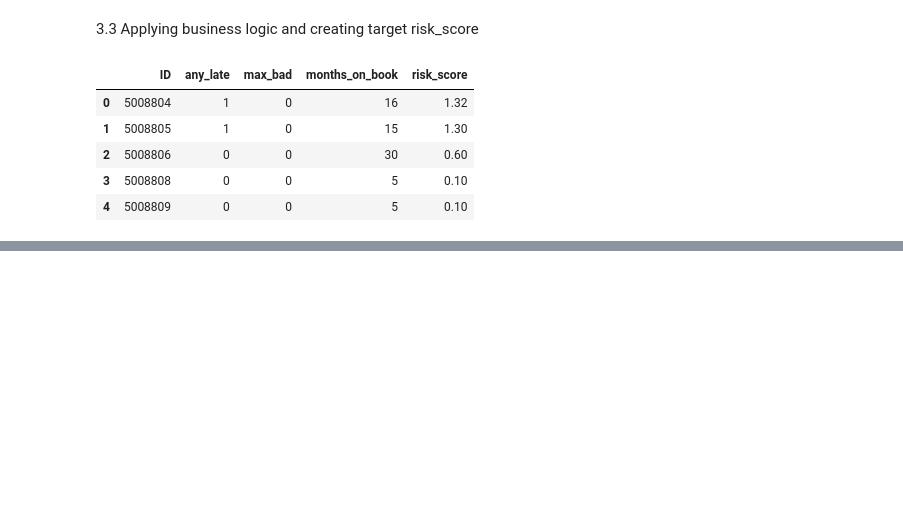
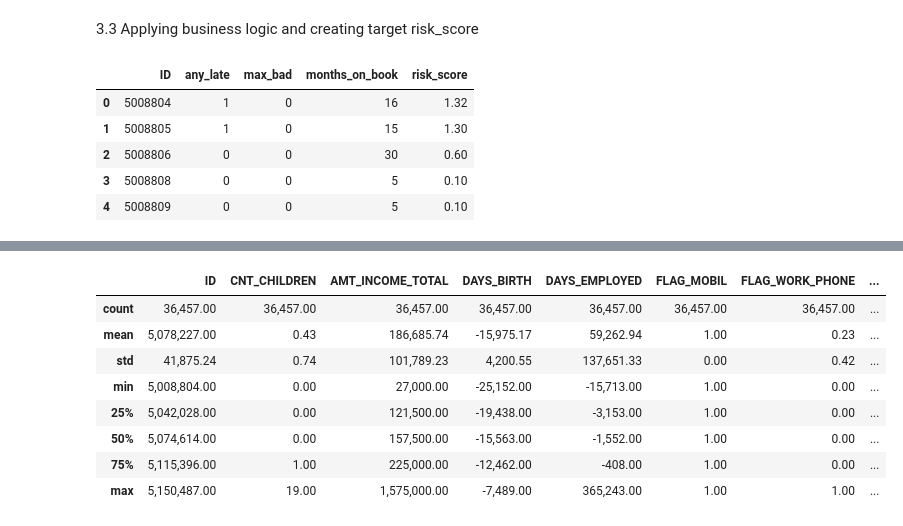
Before and after one commit to Rajabboev/hybrid_credit_risk_ML, a Jupyter notebook: Notebooks/hybrid_ml_credit_risk_16577.ipynb, the cells around one changed output, grey strips where cells are left out. Saved outputs shown, nothing was run; the diff lists cells and outputs as text; code cells hidden in the pictures; blank space fills up the shorter version.

Commit message:
Basic Data analysis (EDA)

```diff
--- a/Notebooks/hybrid_ml_credit_risk_16577.ipynb
+++ b/Notebooks/hybrid_ml_credit_risk_16577.ipynb
@@ -122,0 +166,13 @@ data[["ID", "any_late", "max_bad", "months_on_book", "risk_score"]].head()
+# %%
+# Numeric summary
+data.describe()
+# %% [output]
+|  | ID | CNT_CHILDREN | AMT_INCOME_TOTAL | DAYS_BIRTH | DAYS_EMPLOYED | FLAG_MOBIL | FLAG_WORK_PHONE | ... |
+| count | 36,457.00 | 36,457.00 | 36,457.00 | 36,457.00 | 36,457.00 | 36,457.00 | 36,457.00 | ... |
+| mean | 5,078,227.00 | 0.43 | 186,685.74 | -15,975.17 | 59,262.94 | 1.00 | 0.23 | ... |
+| std | 41,875.24 | 0.74 | 101,789.23 | 4,200.55 | 137,651.33 | 0.00 | 0.42 | ... |
+| min | 5,008,804.00 | 0.00 | 27,000.00 | -25,152.00 | -15,713.00 | 1.00 | 0.00 | ... |
+| 25% | 5,042,028.00 | 0.00 | 121,500.00 | -19,438.00 | -3,153.00 | 1.00 | 0.00 | ... |
+| 50% | 5,074,614.00 | 0.00 | 157,500.00 | -15,563.00 | -1,552.00 | 1.00 | 0.00 | ... |
+| 75% | 5,115,396.00 | 1.00 | 225,000.00 | -12,462.00 | -408.00 | 1.00 | 0.00 | ... |
+| max | 5,150,487.00 | 19.00 | 1,575,000.00 | -7,489.00 | 365,243.00 | 1.00 | 1.00 | ... |
```
Also changed, not shown: parts of 3 cells of this notebook.
